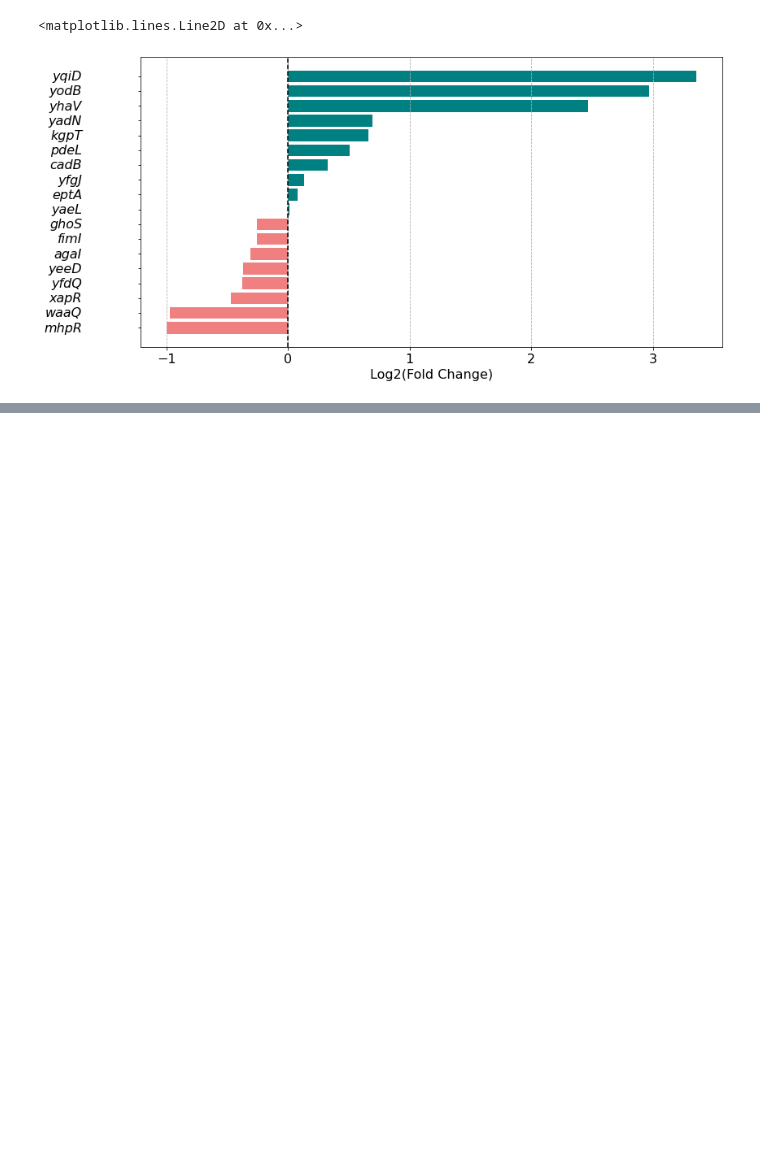
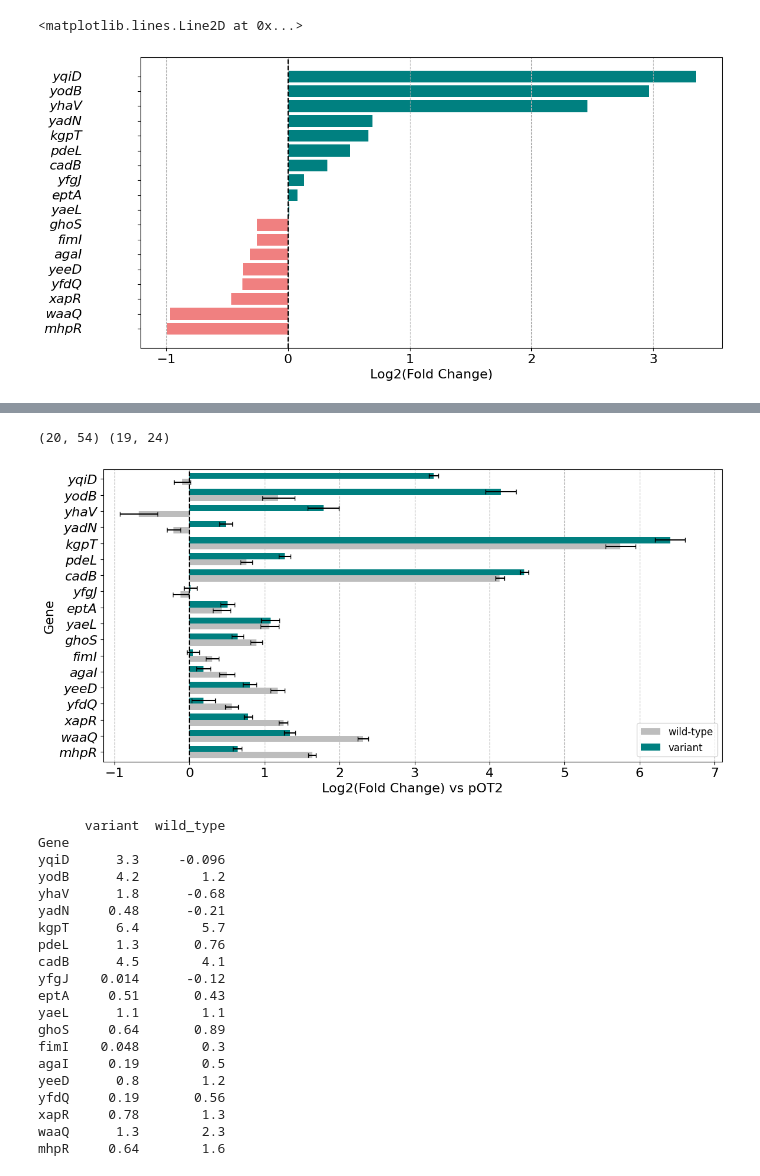
Before and after one commit to microbial-pangenomes-lab/bacterial_transcription, a Jupyter notebook: scripts/chone's_test_foldenrichment.ipynb, the cells around one changed output, grey strips where cells are left out. Cells and saved outputs as stored; diff of their text form; code cells hidden in the pictures; blank space fills up the shorter version.

```diff
--- a/scripts/chone's_test_foldenrichment.ipynb
+++ b/scripts/chone's_test_foldenrichment.ipynb
@@ -323,0 +451,14 @@ plt.show()
+# %%
+# Same tables but with the empty vector kept (the published chain drops pOT2).
+# Each gene carries the pOT2 measured on its own batch, as '<gene>-vector'.
+fig6_vec = pd.read_csv('../data/20240620/normalised_gfp_all_clones_with_vector.tsv',
+                       sep = '\t', index_col = 0)
+fig6_vec = fig6_vec[fig6_vec.index >= 400]
+
+nc_vec = pd.read_csv('../data/20260731/normalised_gfp_notarget_with_vector.tsv',
+                     sep = '\t', index_col = 0)
+nc_vec = nc_vec[nc_vec.index >= 400]
+
+print(fig6_vec.shape, nc_vec.shape)
+# %% [output]
+(20, 54) (19, 24)
@@ -323,0 +535,31 @@ plt.show()
+# %%
+plot_vs_vector(fig6_test_vec, fig6_ctrl_vec, results_df_sorted['Gene'],
+               (12, 6), 'sup_figure_6_vs_vector')
+
+print(pd.DataFrame({
+    'variant': fig6_test_vec['Log2_Fold_Enrichment'],
+    'wild_type': fig6_ctrl_vec['Log2_Fold_Enrichment'],
+}).loc[list(results_df_sorted['Gene'])[::-1]].to_string(
+    float_format=lambda v: f'{v:.2g}'))
+# %% [output]
+[figure, added]
+      variant  wild_type
+Gene
+yqiD      3.3     -0.096
+yodB      4.2        1.2
+yhaV      1.8      -0.68
+yadN     0.48      -0.21
+kgpT      6.4        5.7
+pdeL      1.3       0.76
+cadB      4.5        4.1
+yfgJ    0.014      -0.12
+eptA     0.51       0.43
+yaeL      1.1        1.1
+ghoS     0.64       0.89
+fimI    0.048        0.3
+agaI     0.19        0.5
+yeeD      0.8        1.2
+yfdQ     0.19       0.56
+xapR     0.78        1.3
+waaQ      1.3        2.3
+mhpR     0.64        1.6
```
Also changed, not shown: parts of 12 cells of this notebook.
